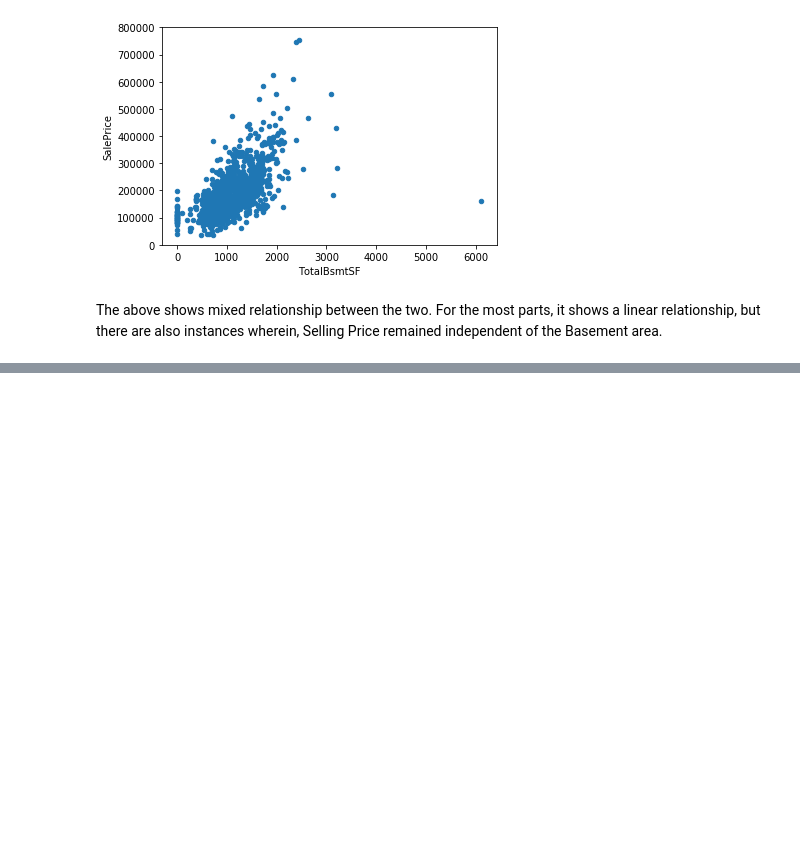
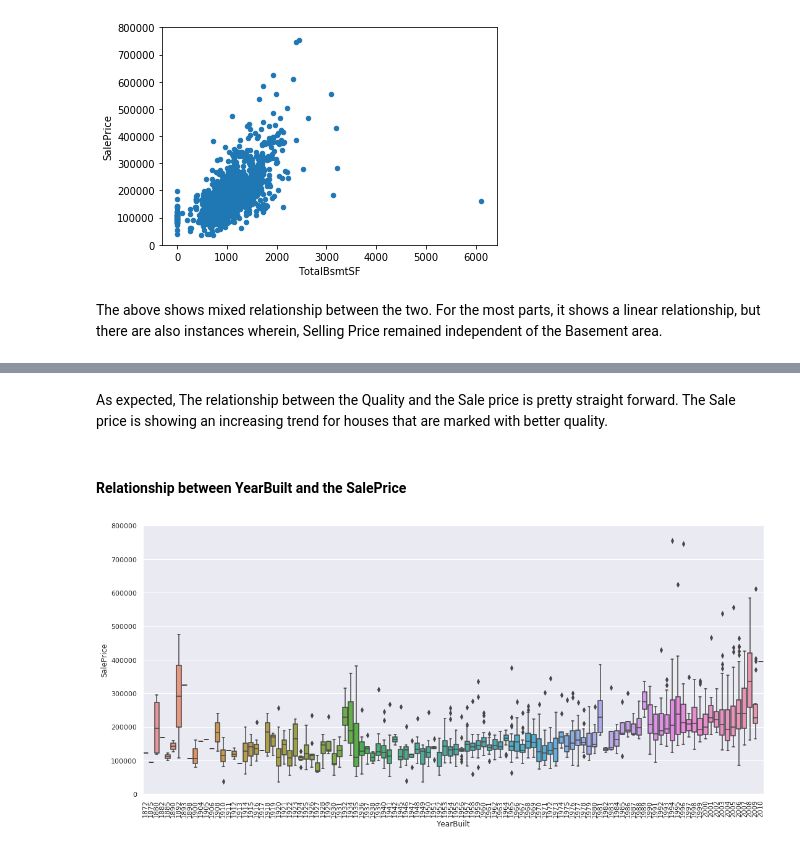
Before and after one commit to priyam81/capstone1, a Jupyter notebook: Capstone_Project _1.ipynb, the cells around one changed output, grey strips where cells are left out. Saved outputs shown, nothing was run; the diff lists cells and outputs as text; code cells hidden in the pictures; blank space fills up the shorter version.

```diff
--- a/Capstone_Project _1.ipynb
+++ b/Capstone_Project _1.ipynb
@@ -332,0 +335,14 @@ sns.scatterplot(x='TotalBsmtSF', y='SalePrice', data=df)
+# %% [markdown]
+As expected, The relationship between the Quality and the Sale price is pretty straight forward.
+The Sale price is showing an increasing trend for houses that are marked with better quality.
+# %% [markdown]
+#### Relationship between YearBuilt and the SalePrice
+# %%
+data= pd.concat([df.SalePrice, df.YearBuilt], axis=1)
+f, ax= plt.subplots(figsize=(18,8))
+
+fig= sns.boxplot(x='YearBuilt',y='SalePrice', data=data)
+fig.axis(ymin=0, ymax=800000)
+_= plt.xticks(rotation=90)
+# %% [output]
+[figure, added]
```
Also changed, not shown: parts of 28 cells of this notebook.
